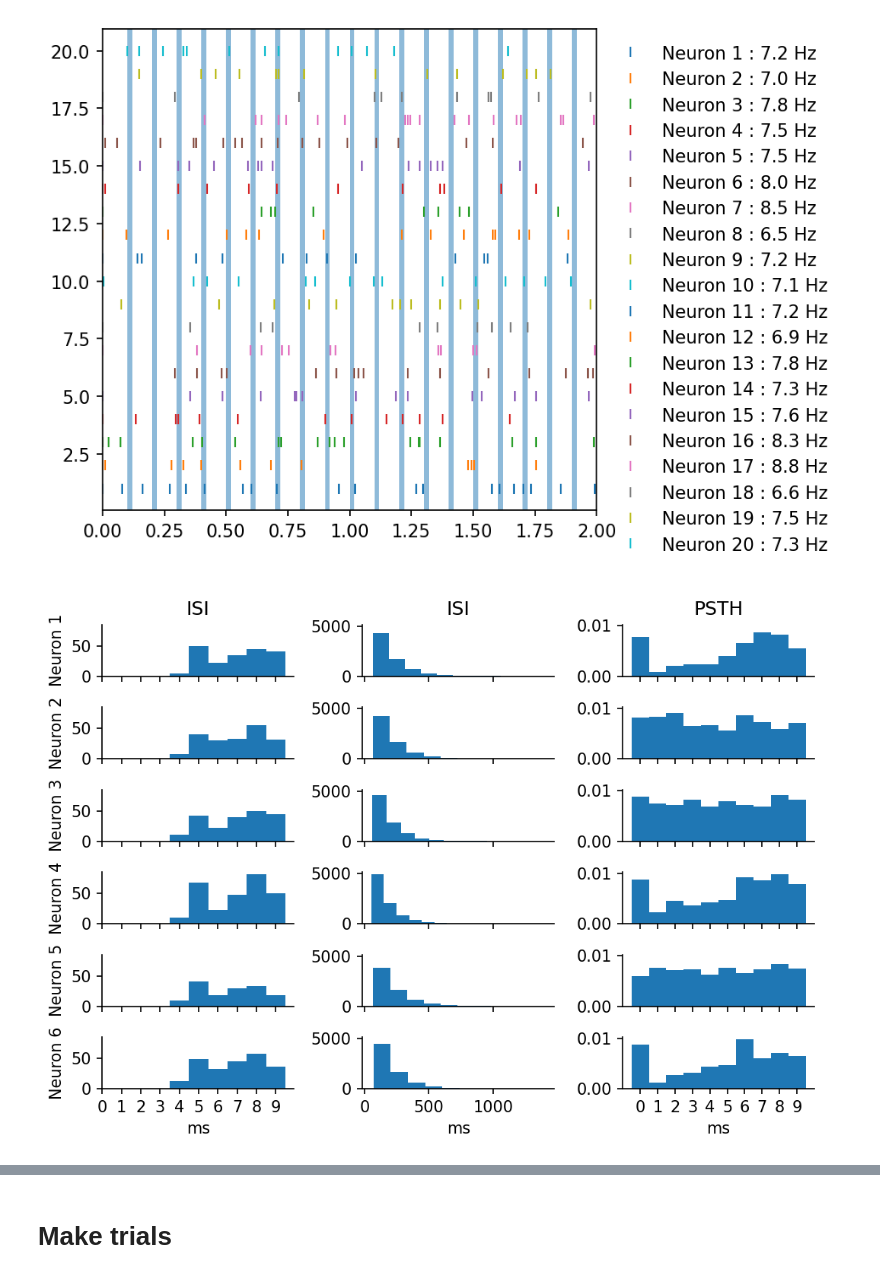
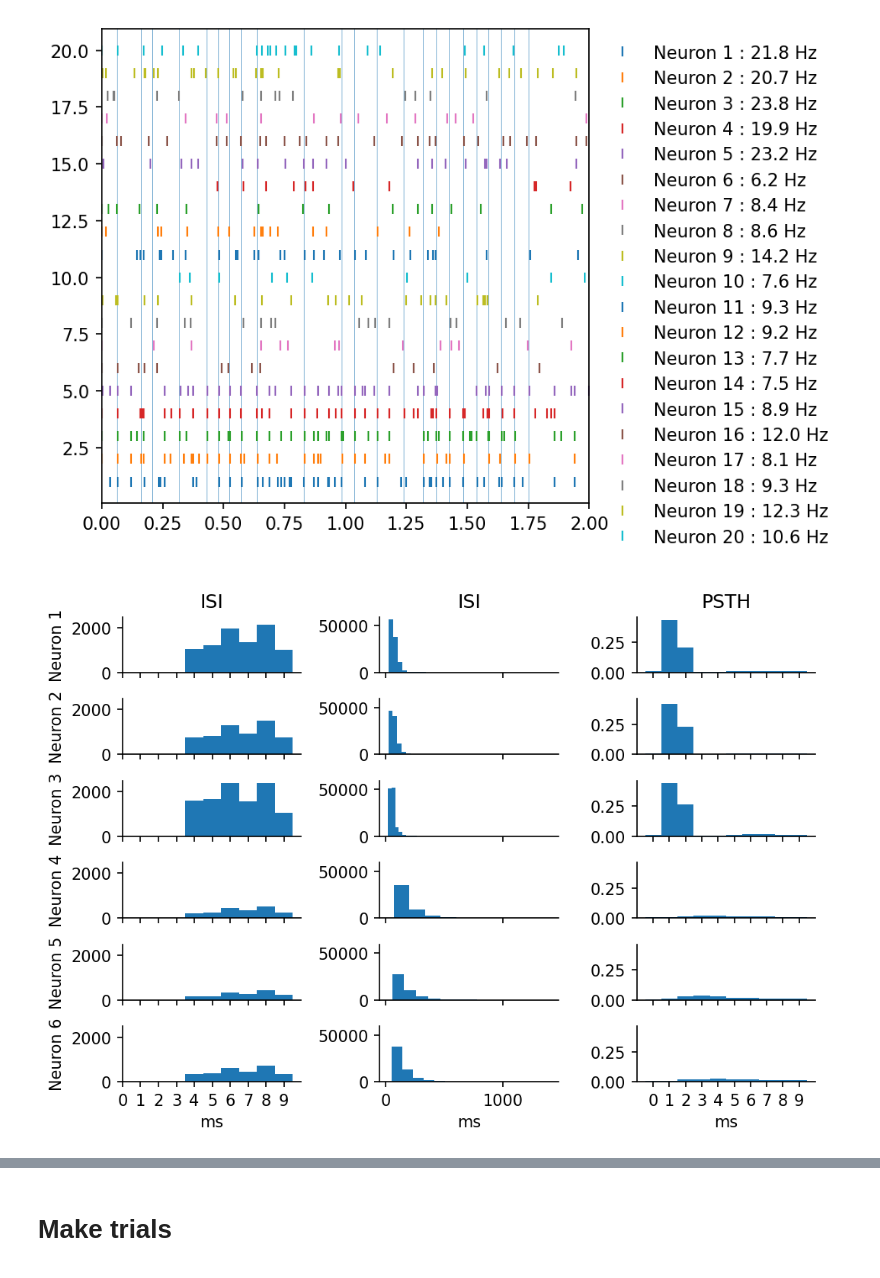
Before and after one commit to lepmik/causal-optoconnectics, a Jupyter notebook: notebooks/Figure_2_convergence.ipynb, the cells around one changed output, grey strips where cells are left out. Saved outputs shown, nothing was run; the diff lists cells and outputs as text; code cells hidden in the pictures.

```diff
--- a/notebooks/Figure_2_convergence.ipynb
+++ b/notebooks/Figure_2_convergence.ipynb
@@ -113,0 +21,33 @@ n_time_step 1000000
+# %%
+# data_path = pathlib.Path('/home/users/bjornmik/datasets/sweep_1/n30_ss4_s5/')
+data_path = pathlib.Path('/home/users/bjornmik/causal-optoconnectics/scripts/datasets/confounding_simulation_100_5_6.npz')
+
+def load(path, multi=True):
+    if multi:
+        data = np.load(path / 'rank_0.npz', allow_pickle=True)
+        data = {k: data[k][()] for k in data.keys()}
+        data['data'] = [np.load(fn, allow_pickle=True)['data'][()] for fn in path.glob('*.npz')]
+        data['all_params'] = [np.load(fn, allow_pickle=True)['params'][()] for fn in path.glob('*.npz')]
+        data['all_W_0'] = [np.load(fn, allow_pickle=True)['W_0'][()] for fn in path.glob('*.npz')]
+        data['all_W'] = [np.load(fn, allow_pickle=True)['W'][()] for fn in path.glob('*.npz')]
+
+        assert(all([a==b for a, b in zip(data['all_params'], data['all_params'][1:])]))
+        assert(all([np.array_equal(a,b,equal_nan=True) for a, b in zip(data['all_W_0'], data['all_W_0'][1:])]))
+        assert(all([np.array_equal(a,b,equal_nan=True) for a, b in zip(data['all_W'], data['all_W'][1:])]))
+    else:
+#         npz = [f for f in path.glob('*.npz')]
+#         assert len(npz) == 1
+#         data = np.load(npz[0], allow_pickle=True)
+        data = np.load(path, allow_pickle=True)
+        data = {k: data[k][()] for k in data.keys()}
+    return data
+# %%
+data = load(data_path, multi=False)
+# %%
+W_0 = data['W_0']
+W = data['W']
+stim_index = len(W_0)
+params = data['params']
+n_time_step = params['n_time_step']
+n_neurons = params['n_neurons']
+dt = params['dt']
@@ -122,49 +81,52 @@ x[data['data'][0][:,0], data['data'][0][:,1]] = 1
+# %%
+x = decompress_events(data['data'][0], len(W), n_time_step)
 # %%
 times = np.arange(n_time_step) * dt
 # %%
 plt.figure(figsize=(5,5), dpi=150)
+xlim = min(2, times[-1])
 plot_x = x.copy()
 plot_x[plot_x==0.0] = np.nan
 for i in range(min(20,len(x))):
     plt.plot(times,plot_x[i]*(i+1), marker='|', ls='none', label=f'Neuron {i+1} : {sum(x[i])/times[-1]:.1f} Hz')
 plt.legend(loc='upper left', bbox_to_anchor=(1, 1), frameon=False)
-plt.xlim(0, min(2, times[-1]))
-stim_times = times[x[-1].astype(bool)]
-for stim_time in stim_times[:min(20, len(times))]:
-    plt.axvspan(stim_time, stim_time+2e-2, alpha=0.5)
+plt.xlim(0, xlim)
+stim_times = times[x[stim_index].astype(bool)]
+for stim_time in stim_times[stim_times<xlim]:
+    plt.axvspan(stim_time, stim_time+params['stim_scale']*params['dt'], alpha=0.5)
 # %% [output]
-[figure, old version]
+[figure, new version]
 # %%
-fig, axs = plt.subplots(min(6, n_neurons), 3, figsize=(7,5), dpi=150, sharex='col', sharey='col')
+fig, axs = plt.subplots(min(6, len(W_0)), 3, figsize=(7,5), dpi=150, sharex='col', sharey='col')
 n_step = 10
-stim = x[n_neurons].astype(int)
+stim = x[stim_index].astype(int)
 
-neuron_idx = [*excitatory_neuron_idx[:3], *excitatory_neuron_idx[-4:-1]]
+neuron_idx = [*data['excitatory_neuron_idx'][:3], *data['excitatory_neuron_idx'][-4:-1]]
 
 for i, ax in enumerate(axs):
     neuron = x[neuron_idx[i]]
     t1 = times[neuron.astype(bool)]
     diff = np.diff(t1) * 1000 # ms
     bins = np.arange(0, 0.01, dt) * 1000
     ax[0].hist(diff, bins=bins, align='right')
     ax[0].set_xticks(bins)
     ax[1].hist(diff, align='right')
     psth_bins = np.arange(n_step)
     psth = [(neuron*roll_pad(stim, j)).sum() / stim.sum() for j in psth_bins]
     ax[2].bar(psth_bins, psth, width=1)
     ax[2].set_xticks(psth_bins)
     sns.despine()
 
 for ax in axs[-1]:
     ax.set_xlabel('ms')
 
 for i, ax in enumerate(axs.T[0]):
     ax.set_ylabel(f'Neuron {i+1}')
 
 for ax, title in zip(axs[0], ['ISI', 'ISI', 'PSTH']):
     ax.set_title(title)
 
 plt.tight_layout()
 # %% [output]
-[figure, old version]
+[figure, new version]
 # %%
```
Also changed, not shown: parts of 27 cells of this notebook, 3 other files.
